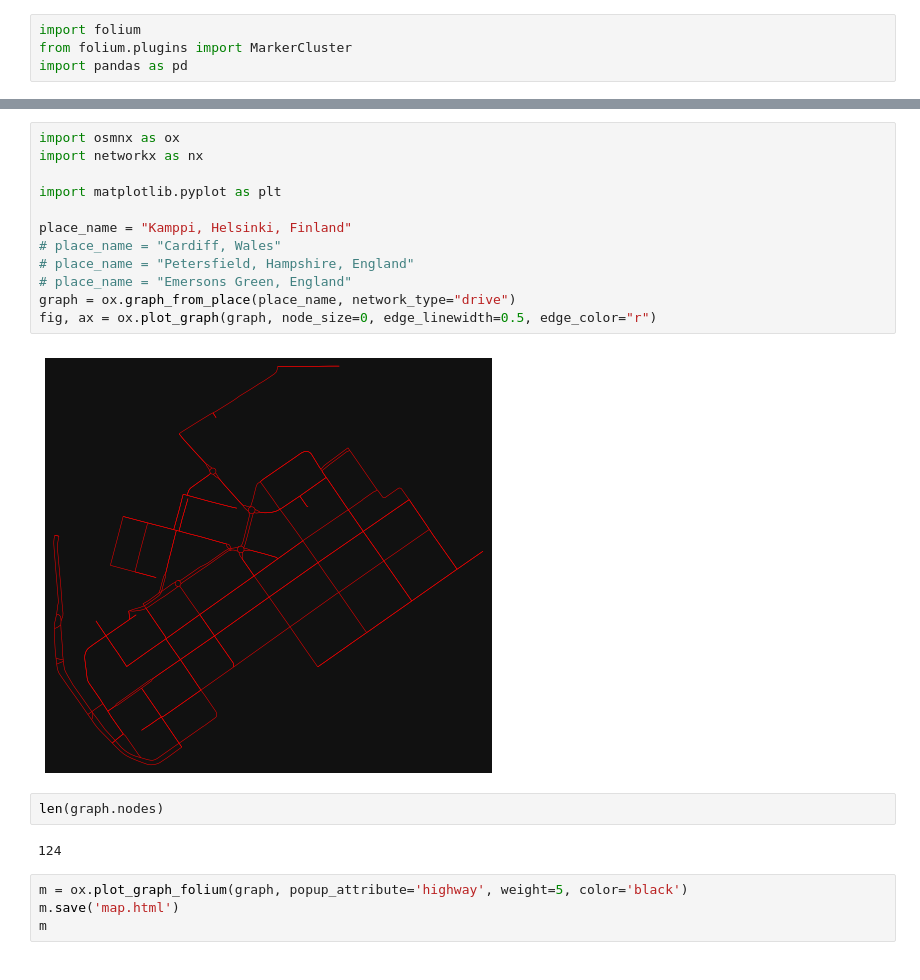
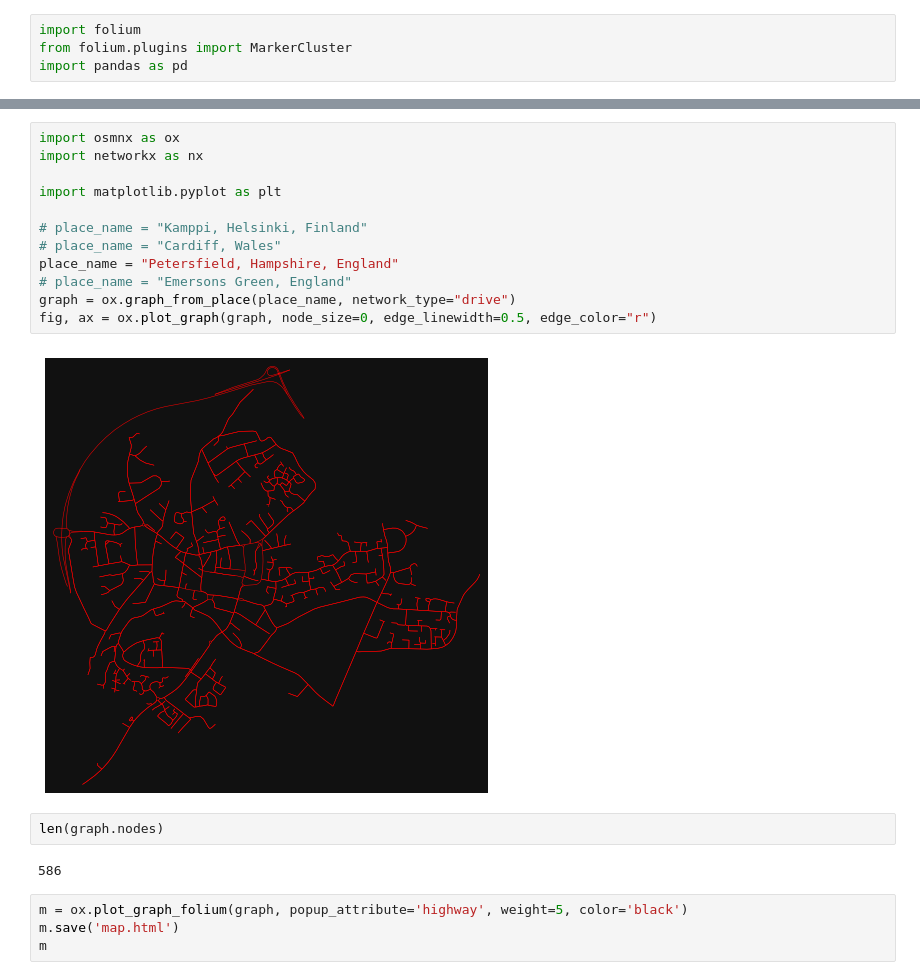
Before and after one commit to WilliamOrringe/RideSharingMachineLearning, a Jupyter notebook: Visualiser.ipynb, the cells around one changed output, grey strips where cells are left out. Saved outputs shown, nothing was run; the diff lists cells and outputs as text.

```diff
--- a/Visualiser.ipynb
+++ b/Visualiser.ipynb
@@ -20,21 +19,21 @@ my_map
 # %%
 import osmnx as ox
 import networkx as nx
 
 import matplotlib.pyplot as plt
 
-place_name = "Kamppi, Helsinki, Finland"
+# place_name = "Kamppi, Helsinki, Finland"
 # place_name = "Cardiff, Wales"
-# place_name = "Petersfield, Hampshire, England"
+place_name = "Petersfield, Hampshire, England"
 # place_name = "Emersons Green, England"
 graph = ox.graph_from_place(place_name, network_type="drive")
 fig, ax = ox.plot_graph(graph, node_size=0, edge_linewidth=0.5, edge_color="r")
 # %% [output]
-[figure, old version]
+[figure, new version]
 # %%
 len(graph.nodes)
 # %% [output]
-124
+586
 # %%
 m = ox.plot_graph_folium(graph, popup_attribute='highway', weight=5, color='black')
 m.save('map.html')
```
Also changed, not shown: parts of 4 cells of this notebook, 18 other files.
